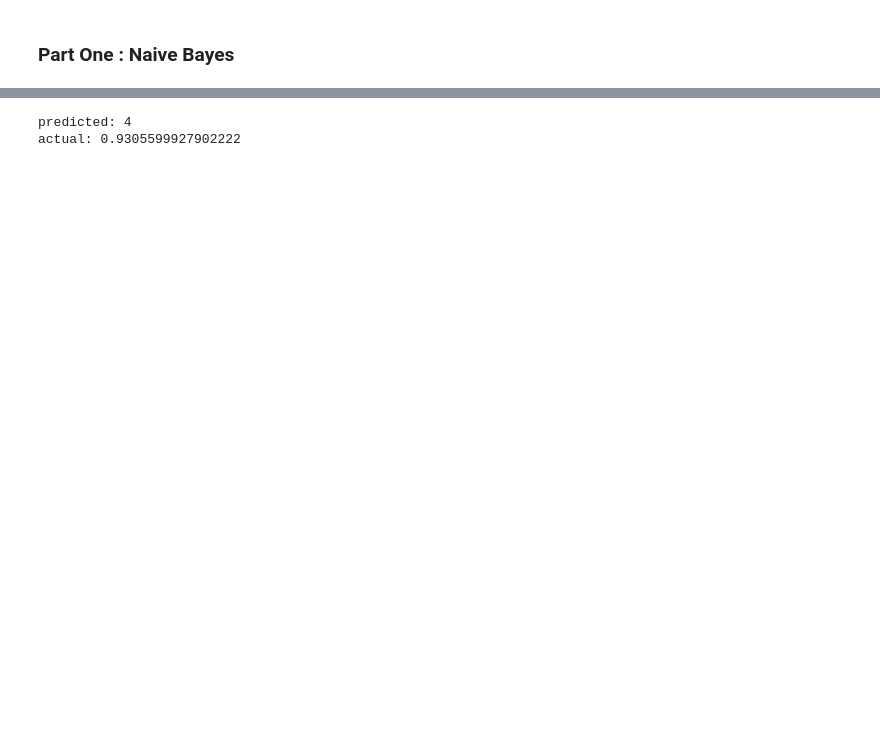
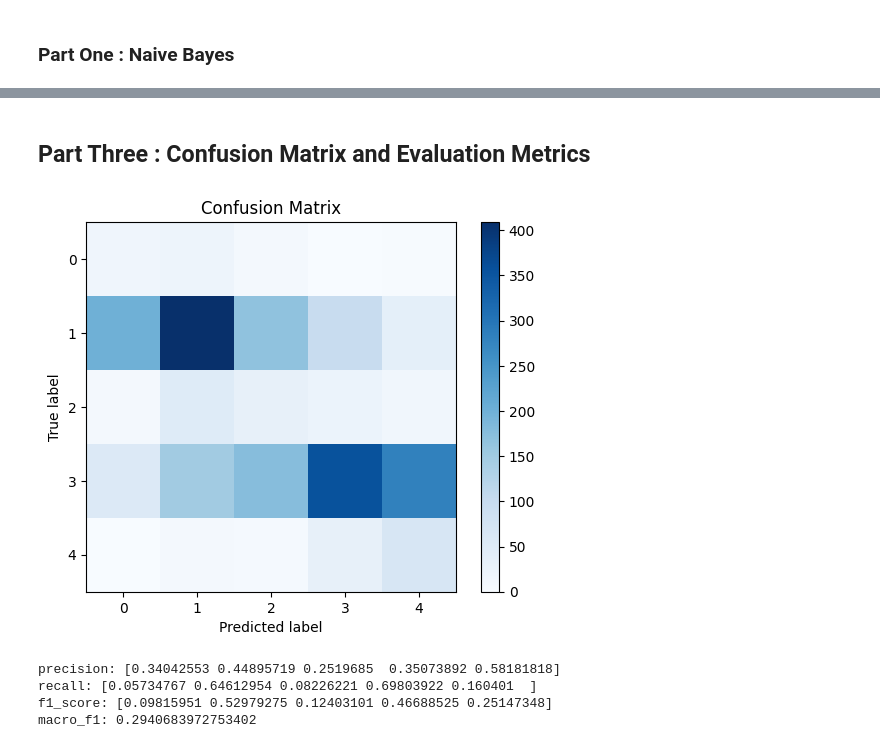
Before and after one commit to AnnTarek/SST-Text-Classification, a Jupyter notebook: text-classification.ipynb, the cells around one changed output, grey strips where cells are left out. Cells and saved outputs as stored; diff of their text form; code cells hidden in the pictures; blank space fills up the shorter version.

Commit message:
Evaluation Metrics Implementation

```diff
--- a/text-classification.ipynb
+++ b/text-classification.ipynb
@@ -37,17 +16,14 @@ print(dataset['train'][:1])
 train = {
     'sentence': dataset['train']['sentence'],
     'label': dataset['train']['label'],
-    'tokens': dataset['train']['tokens']
 }
 val = {
     'sentence': dataset['validation']['sentence'],
     'label': dataset['validation']['label'],
-    'tokens': dataset['validation']['tokens']
 }
 test = {
     'sentence': dataset['test']['sentence'],
     'label': dataset['test']['label'],
-    'tokens': dataset['test']['tokens']
 }
 
 print(train)
@@ -244,15 +150,9 @@ log prior: [-2.0572184  -1.34862339 -1.66033704 -1.3028004  -1.89213865]
-# %%
-def naive_bayes_predict(sentence, log_prior, log_likelihood,classes, word_to_index):
-    tokens = sentence.split("|")
-    score = np.zeros(classes)
-    for c in range(classes):
-        score[c] = log_prior[c]
-        for token in tokens:
-            if token in word_to_index:
-                score[c] += log_likelihood[word_to_index[token],c]
-    return np.argmax(score)
-print(f"predicted: {naive_bayes_predict(test['tokens'][12],log_prior,log_likelihood,5,vocab)}")
-print(f"actual: {test['label'][12]}")
-# %% [output]
-predicted: 4
-actual: 0.9305599927902222
+# %%
+# Predicting the test dataset
+def predict_test(test, log_priors, log_likelihood, classes, word_to_index):
+    predictions = np.zeros(len(test['sentence']))
+    for i in range(len(test['sentence'])):
+        predictions[i] = naive_bayes_predict(test['sentence'][i], log_priors, log_likelihood, classes, word_to_index)
+    return predictions
+# %% [markdown]
+## Part Three : Confusion Matrix and Evaluation Metrics
@@ -258,0 +188,27 @@ actual: 0.9305599927902222
+# %%
+# Visualizing the confusion matrix
+def plot_confusion_matrix(confusion_matrix, classes):
+    plt.imshow(confusion_matrix, interpolation='nearest', cmap=plt.cm.Blues)
+    plt.title('Confusion Matrix')
+    plt.colorbar()
+    tick_marks = np.arange(classes)
+    plt.xticks(tick_marks, tick_marks)
+    plt.yticks(tick_marks, tick_marks)
+    plt.ylabel('True label')
+    plt.xlabel('Predicted label')
+    plt.show()
+
+predictions = predict_test(test, log_priors, log_likelihood, 5, word_to_index)
+confusion_matrix = generate_confusion_matrix(predictions, test['label'], 5)
+plot_confusion_matrix(confusion_matrix, 5)
+print(f"precision: {precision(confusion_matrix, 5)}")
+print(f"recall: {recall(confusion_matrix, 5)}")
+
+print(f"f1_score: {f1_score(precision(confusion_matrix, 5), recall(confusion_matrix, 5), 5)}")
+print(f"macro_f1: {macro_f1(f1_score(precision(confusion_matrix, 5), recall(confusion_matrix, 5), 5), 5)}")
+# %% [output]
+[figure, added]
+precision: [0.34042553 0.44895719 0.2519685  0.35073892 0.58181818]
+recall: [0.05734767 0.64612954 0.08226221 0.69803922 0.160401  ]
+f1_score: [0.09815951 0.52979275 0.12403101 0.46688525 0.25147348]
+macro_f1: 0.2940683972753402
```
Also changed, not shown: parts of 10 cells of this notebook.
